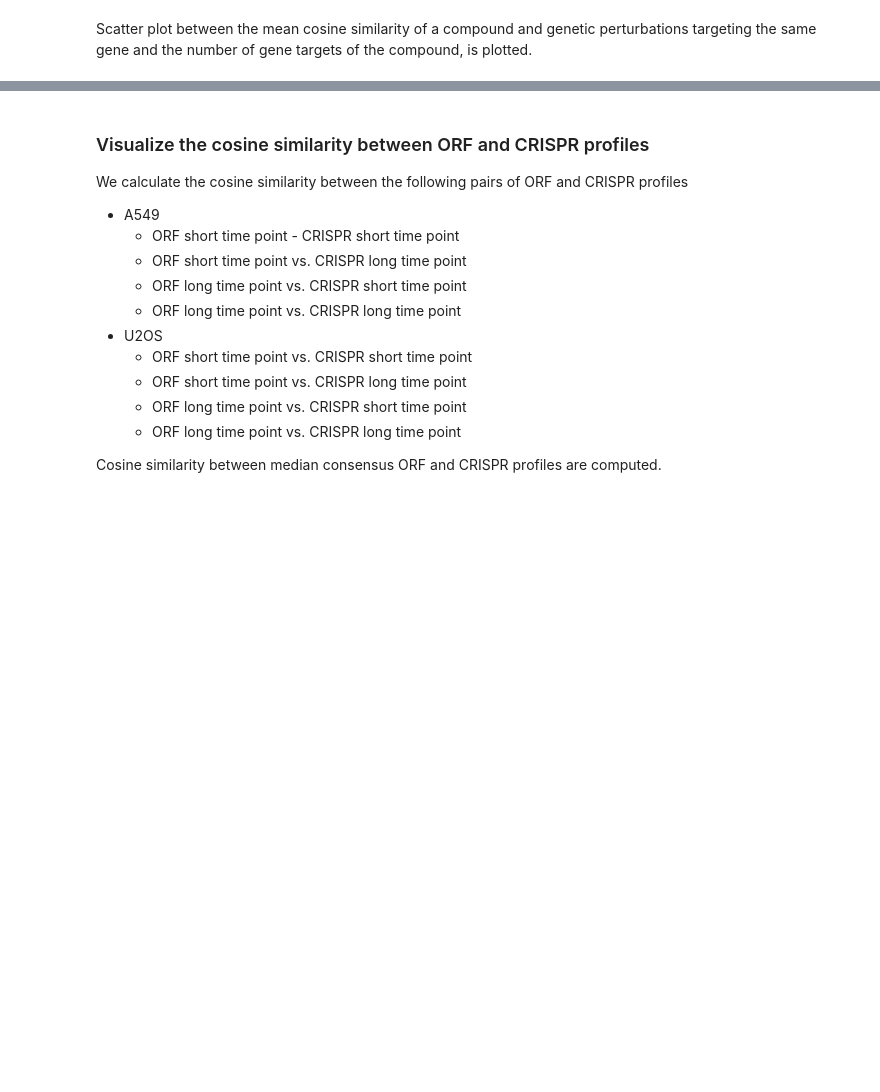
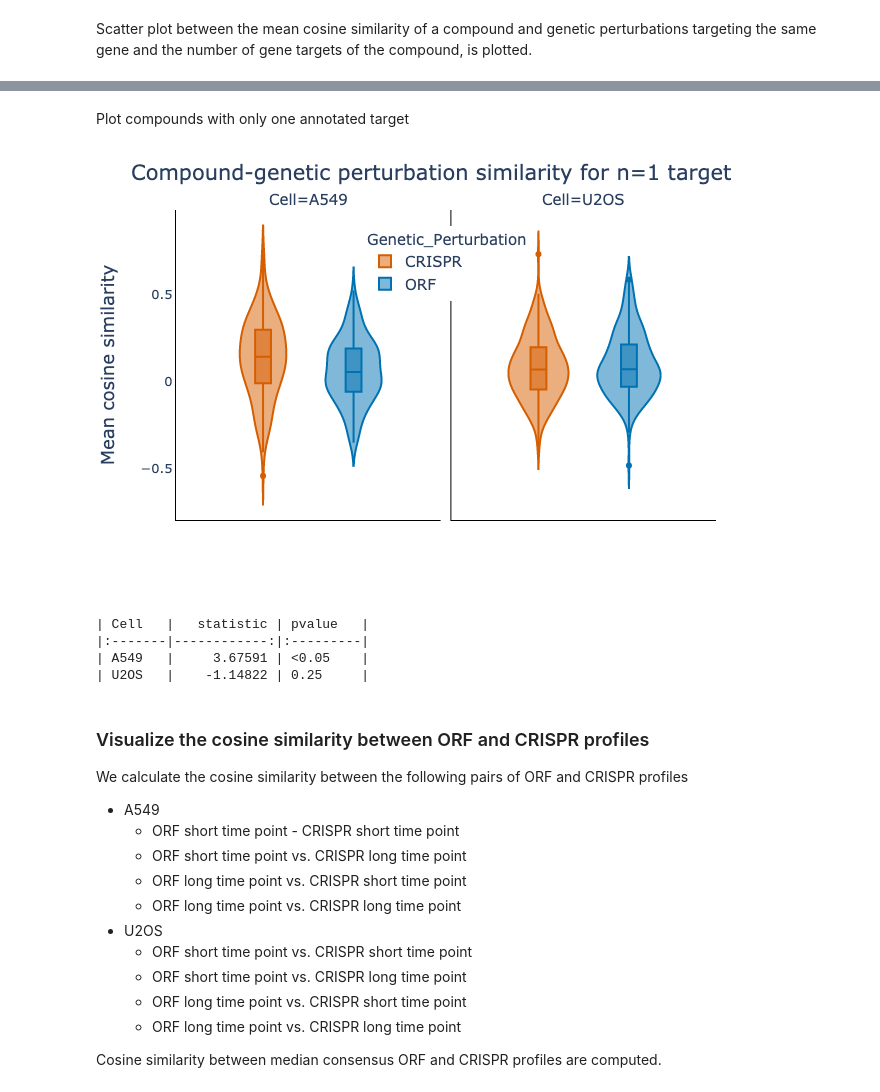
Before and after one commit to jump-cellpainting/2024_Chandrasekaran_NatureMethods, a Jupyter notebook: benchmark/5.visualize-similarities.ipynb, the cells around one changed output, grey strips where cells are left out. Cells and saved outputs as stored; diff of their text form; code cells hidden in the pictures; blank space fills up the shorter version.

```diff
--- a/benchmark/5.visualize-similarities.ipynb
+++ b/benchmark/5.visualize-similarities.ipynb
@@ -271,0 +274,28 @@ fig.write_image('figures/5.cosine_similarities_ntargets.png', width=640, height=
+# %% [markdown]
+Plot compounds with only one annotated target
+# %%
+matching_df_n_1 = matching_df.query('n_targets==1')
+
+fig = px.violin(
+    matching_df_n_1,
+    y = 'cosine_sim',
+    color = 'Genetic_Perturbation',
+    facet_col = 'Cell',
+    color_discrete_map=color_discrete_map,
+    box=True
+)
+fig.update_layout(title='Compound-genetic perturbation similarity for n=1 target',
+    xaxis1=dict(linecolor = "#000000", tickfont=dict(size=13)),
+    xaxis2=dict(linecolor = "#000000", tickfont=dict(size=13)),
+    yaxis1=dict(title='Mean cosine similarity', linecolor = "#000000", tickfont=dict(size=13)),
+    yaxis2=dict(linecolor = "#000000"),
+    font=dict(size=15),
+    paper_bgcolor='rgba(0,0,0,0)',
+    plot_bgcolor='rgba(0,0,0,0)',
+    legend=dict(x=0.35, y=0.95, bgcolor="white")
+)
+fig.for_each_annotation(lambda a: a.update(text=a.text.replace("Genetic_Perturbation=", "")))
+fig.show("png")
+fig.write_image('figures/5.cosine_similarities_n1.png', width=640, height=480, scale=2)
+# %% [output]
+[figure, added]
@@ -272,3 +312,10 @@ fig.write_image('figures/5.cosine_similarities_ntargets.png', width=640, height=
+# %%
+print(matching_1_statistic_df[['Cell', 'statistic', 'pvalue']].to_markdown(index=False))
+# %% [output]
+| Cell   |   statistic | pvalue   |
+|:-------|------------:|:---------|
+| A549   |     3.67591 | <0.05    |
+| U2OS   |    -1.14822 | 0.25     |
 # %% [markdown]
 ### Visualize the cosine similarity between ORF and CRISPR profiles
 We calculate the cosine similarity between the following pairs of ORF and CRISPR profiles
```
Also changed, not shown: parts of 6 cells of this notebook, 9 other files.
